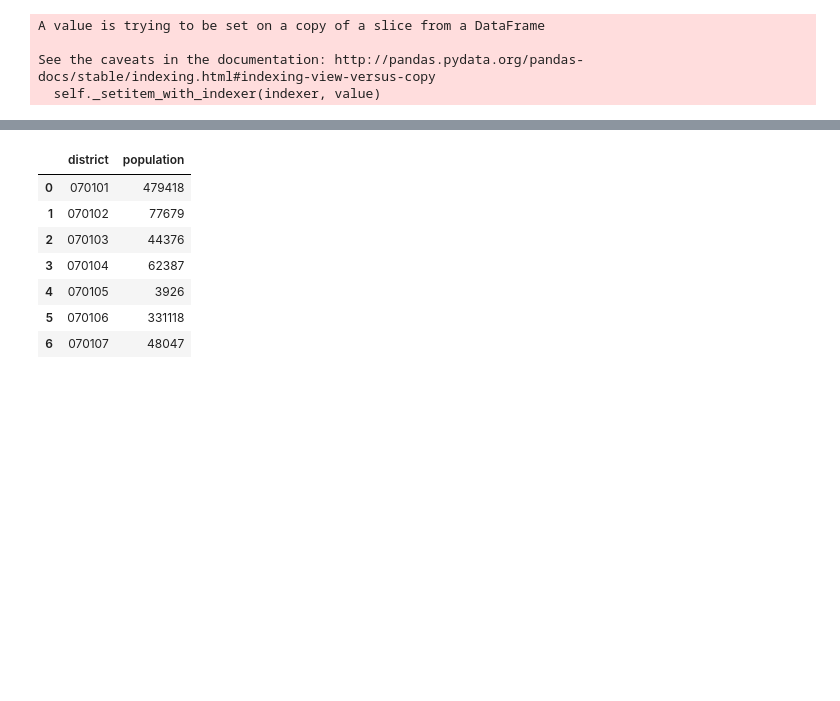
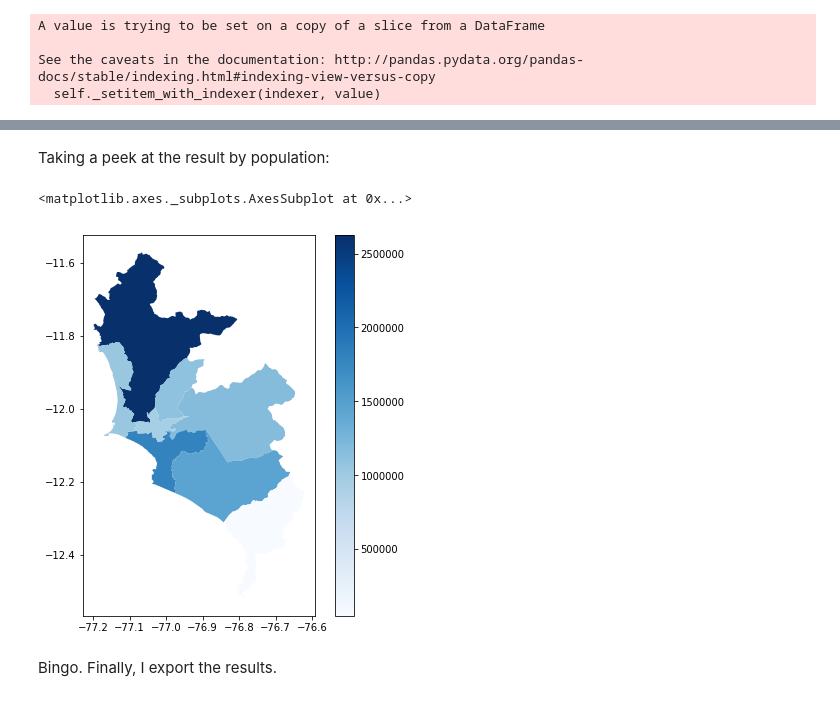
Before and after one commit to luisesanmartin/data-vis-public-policy-course, a Jupyter notebook: notebooks/grouping districts of lima.ipynb, the cells around one changed output, grey strips where cells are left out. Cells and saved outputs as stored; diff of their text form; code cells hidden in the pictures; blank space fills up the shorter version.

```diff
--- a/notebooks/grouping districts of lima.ipynb
+++ b/notebooks/grouping districts of lima.ipynb
@@ -97,2 +239,3 @@ See the caveats in the documentation: http://pandas.pydata.org/pandas-docs/stabl
 # %%
-districts_lima_df = districts_lima_df.dissolve(by='zone')
+zones_lima_df = districts_lima_df.dissolve(by='zone', aggfunc='sum').reset_index()
+zones_lima_df
@@ -186,11 +252,10 @@ callao_population_df['population'] = callao_population_df['population'].astype('
-# %%
-callao_population_df
-# %% [output]
-|  | district | population |
-| 0 | 070101 | 479418 |
-| 1 | 070102 | 77679 |
-| 2 | 070103 | 44376 |
-| 3 | 070104 | 62387 |
-| 4 | 070105 | 3926 |
-| 5 | 070106 | 331118 |
-| 6 | 070107 | 48047 |
+# %% [markdown]
+Taking a peek at the result by population:
+# %%
+zones_lima_df.plot(figsize=(7, 7), column='population', legend=True, cmap='Blues')
+#zones_lima_df.plot(figsize=(10, 10), column='population', legend=True, cmap='Blues', edgecolor='black')
+# %% [output]
+<matplotlib.axes._subplots.AxesSubplot at 0x...>
+[figure, added]
+# %% [markdown]
+Bingo. Finally, I export the results.
```
Also changed, not shown: parts of 49 cells of this notebook.
